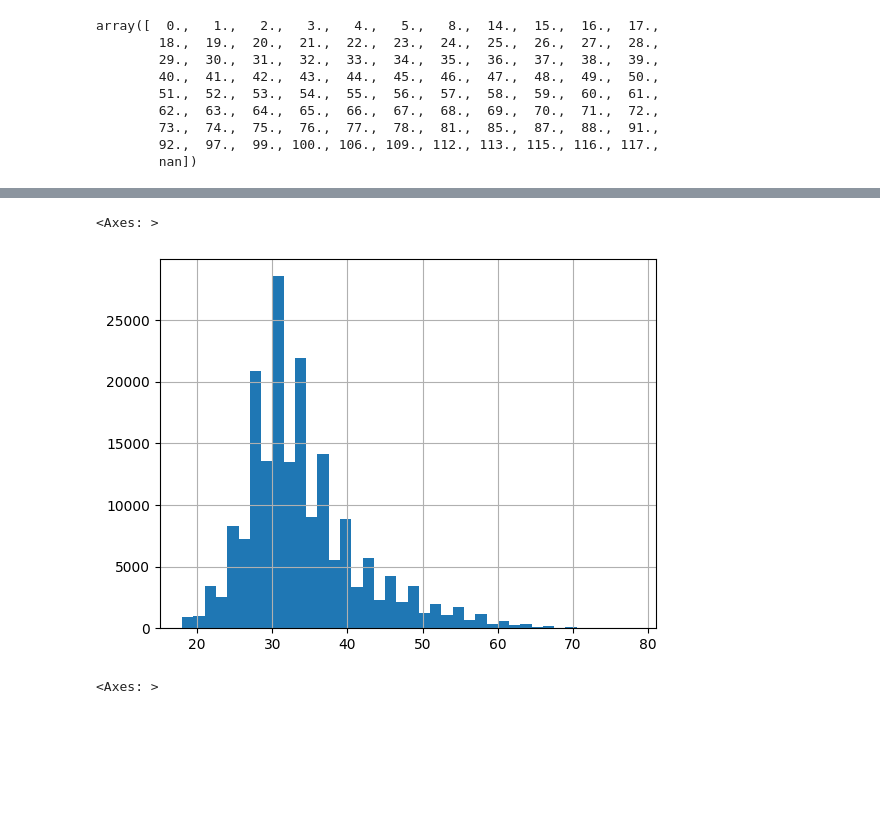
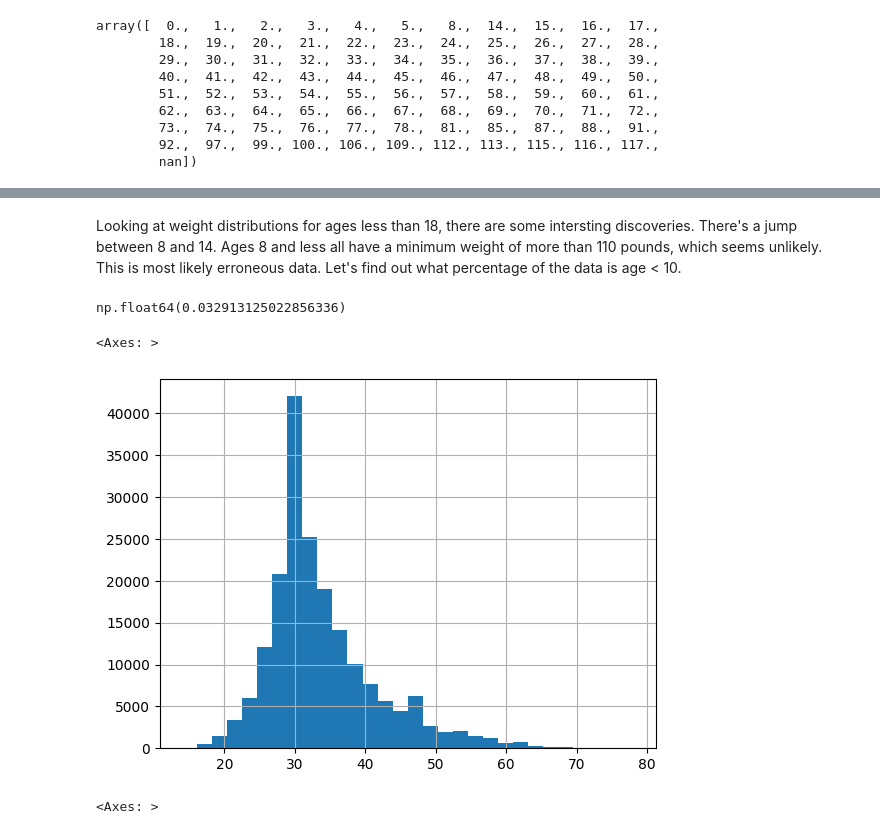
Before and after one commit to kpacker77/CSE158_Assign2, a Jupyter notebook: Assignment2.ipynb, the cells around one changed output, grey strips where cells are left out. Drawn from its saved outputs; the diff is of its cells as text; code cells hidden in the pictures; blank space fills up the shorter version.

```diff
--- a/Assignment2.ipynb
+++ b/Assignment2.ipynb
@@ -284,8 +315,8 @@ df['bust_cup'] = df['bust_cup'].replace('unkown', global_bustcup_mode)
 # Below 30 and above 42 are deemed outliers
 df = df[df['bust_band'].between(30, 42)]
 
-# Filter out cup size i
-valid_cups = set(['aa','a','b','c','d','d+','dd','ddd/e','f','g','h'])
+# Filter out entries with cup size h,i, and j
+valid_cups = set(['aa','a','b','c','d','d+','dd','ddd/e','f','g'])
 df = df[df['bust_cup'].str.lower().isin(valid_cups)]
 # %%
 df = df.drop(columns=['bust size'])
@@ -294,3 +339,19 @@ KeyError: "['bust size'] not found in axis"
+# %%
+# List of invalid categories
+invalid_categories = ['for', 'print', 'combo']
+
+# Keep only rows where 'category' is NOT in the invalid list
+df = df[~df['category'].isin(invalid_categories)]
+
+#Combine categories that are likely duplicates
+df['category'] = df['category'].replace({
+    'pant': 'pants',
+    'legging': 'leggings',
+    'skirts': 'skirt',
+    't-shirt': 'tee',
+    'culotte': 'culottes',
+    'sweatershirt': 'sweatshirt'
+})
 # %%
 df['body type'] = df.groupby(['size', 'bust_band','height'])['body type'].transform(
     lambda x: x.fillna(x.mode()[0] if not x.mode().empty else 'unknown')
@@ -336,5 +376,3 @@ array([  0.,   1.,   2.,   3.,   4.,   5.,   8.,  14.,  15.,  16.,  17.,
         73.,  74.,  75.,  76.,  77.,  78.,  81.,  85.,  87.,  88.,  91.,
         92.,  97.,  99., 100., 106., 109., 112., 113., 115., 116., 117.,
         nan])
-# %%
-df.loc[(df['age'] < 18) | (df['age'] > 80), 'age'] = np.nan
@@ -341,3 +401,9 @@ df.loc[(df['age'] < 18) | (df['age'] > 80), 'age'] = np.nan
+# %% [markdown]
+Looking at weight distributions for ages less than 18, there are some intersting discoveries. There's a jump between 8 and 14. Ages 8 and less all have a minimum weight of more than 110 pounds, which seems unlikely. This is most likely erroneous data. Let's find out what percentage of the data is age < 10.
+# %%
+(df['age'] < 10).sum()/df.shape[0] *100
+# %% [output]
+np.float64(0.032913125022856336)
 # %%
 """
 Entries with age missing (960) are less than 1% of the total data. Imputing with median or mode
@@ -346,11 +412,14 @@ to be a better way to deal with the missing data, so recommend dropping missing
 age values.
 """
 df = df[df['age'].notna()]
+# %%
+# Keep only entries with 14 <= age <= 80
+df = df[(df['age'] >= 14) & (df['age'] <= 80)]
 # %%
-df['age'].hist(bins=40)
+df['age'].hist(bins=30)
 # %% [output]
 <Axes: >
-[figure, old version]
+[figure, new version]
 # %%
 """
 Height is also difficult to impute since size, weight, body type, and bust are more
```
Also changed, not shown: parts of 32 cells of this notebook.
